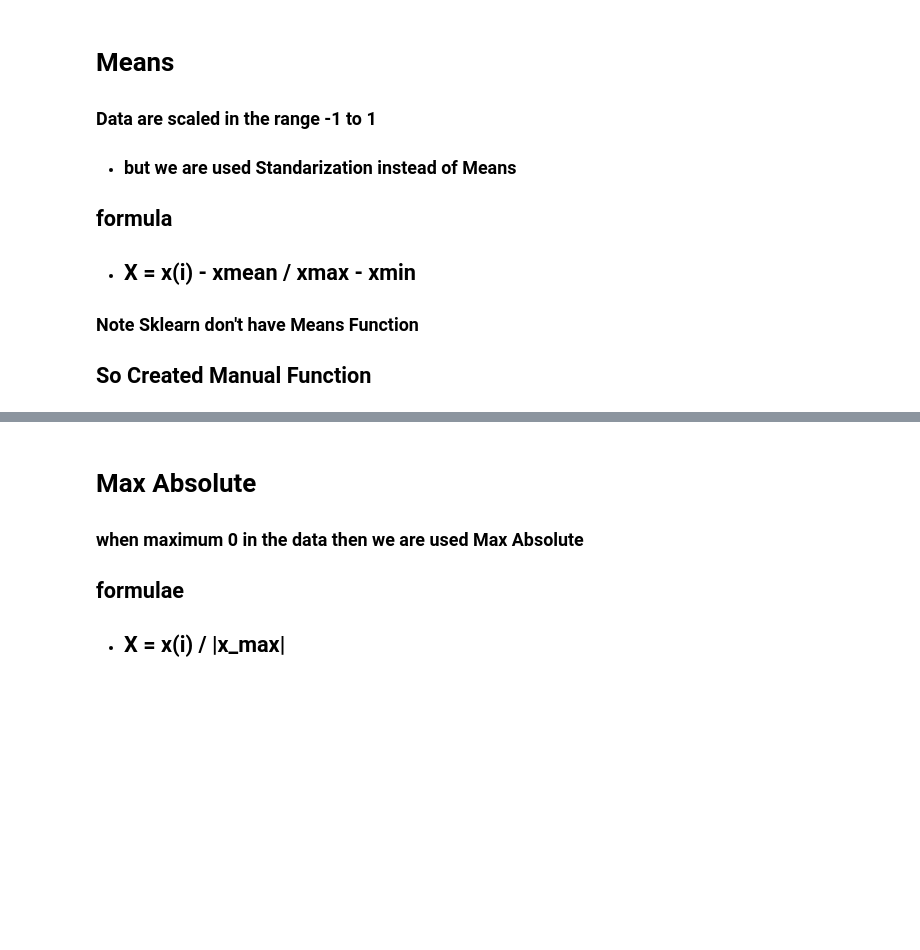
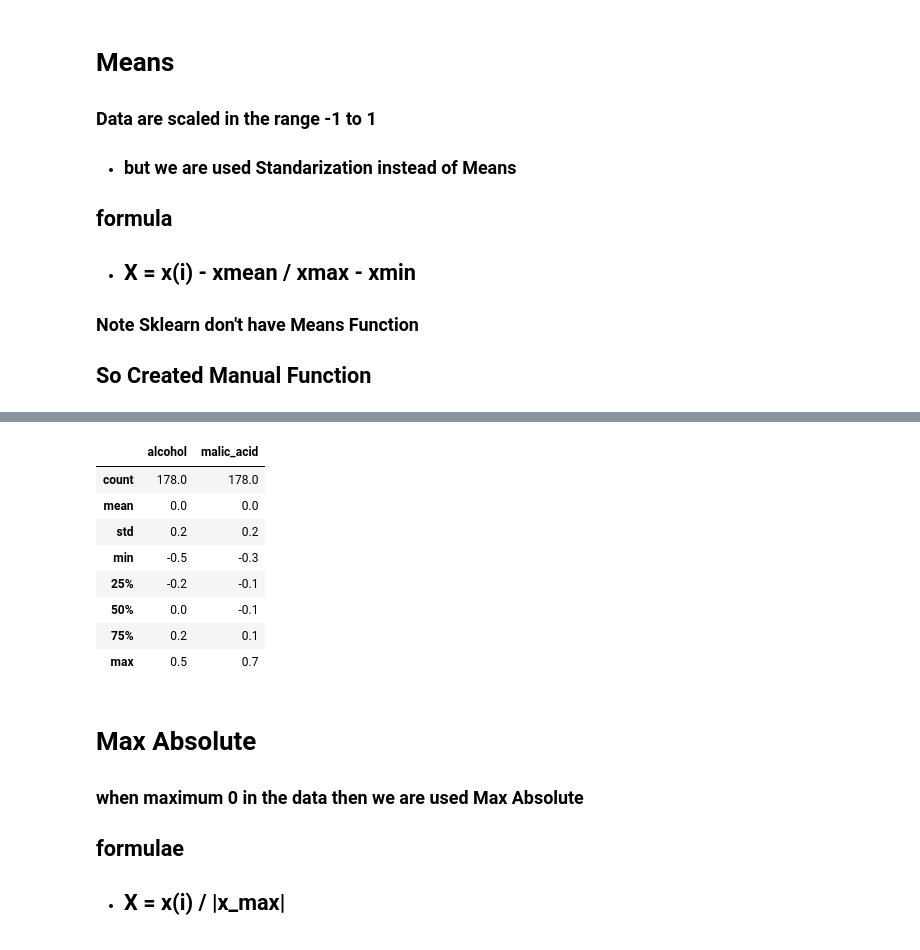
Before and after one commit to Mubeen-Ahmad/ML, a Jupyter notebook: 2_Preprocessing/1_Features_Transformation/01_Feature_Scaling/2_Normalization.ipynb, the cells around one changed output, grey strips where cells are left out. Saved outputs shown, nothing was run; the diff lists cells and outputs as text; code cells hidden in the pictures; blank space fills up the shorter version.

```diff
--- a/2_Preprocessing/1_Features_Transformation/01_Feature_Scaling/2_Normalization.ipynb
+++ b/2_Preprocessing/1_Features_Transformation/01_Feature_Scaling/2_Normalization.ipynb
@@ -163,3 +171,15 @@ np.round(M_xtrain.describe(),1)
+# %%
+np.round(Mean(x).new_data.describe(),1)
+# %% [output]
+|  | alcohol | malic_acid |
+| count | 178.0 | 178.0 |
+| mean | 0.0 | 0.0 |
+| std | 0.2 | 0.2 |
+| min | -0.5 | -0.3 |
+| 25% | -0.2 | -0.1 |
+| 50% | 0.0 | -0.1 |
+| 75% | 0.2 | 0.1 |
+| max | 0.5 | 0.7 |
 # %% [markdown]
 # Max Absolute
 
```
Also changed, not shown: parts of 5 cells of this notebook, 1 other file.
